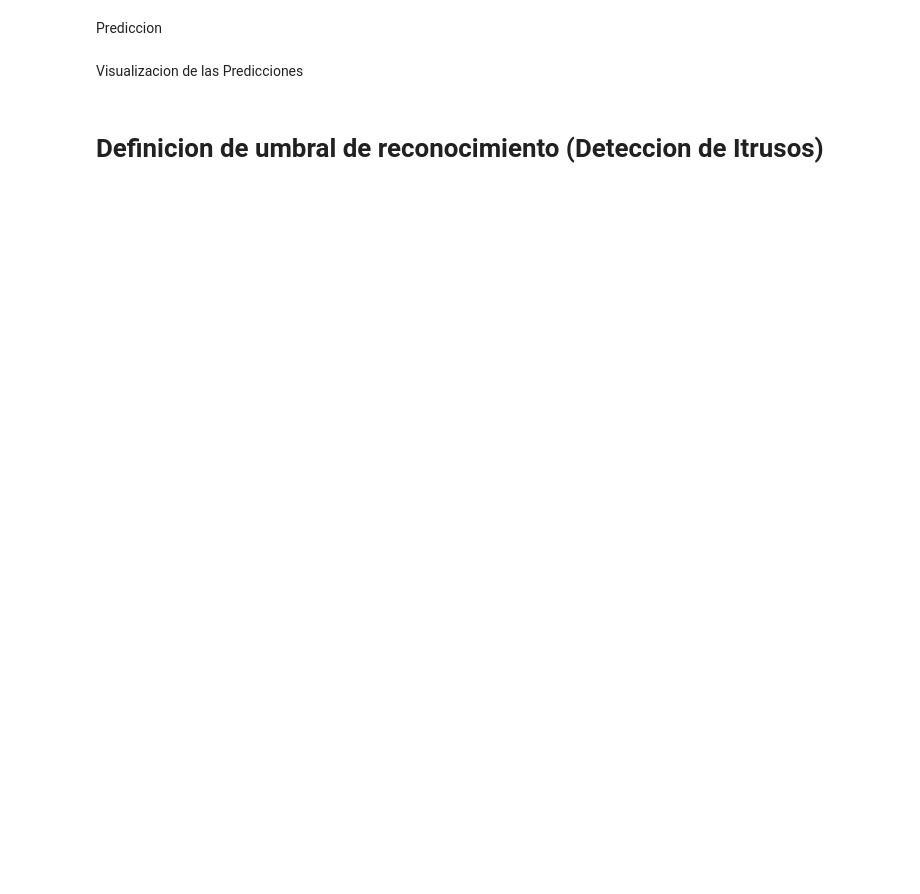
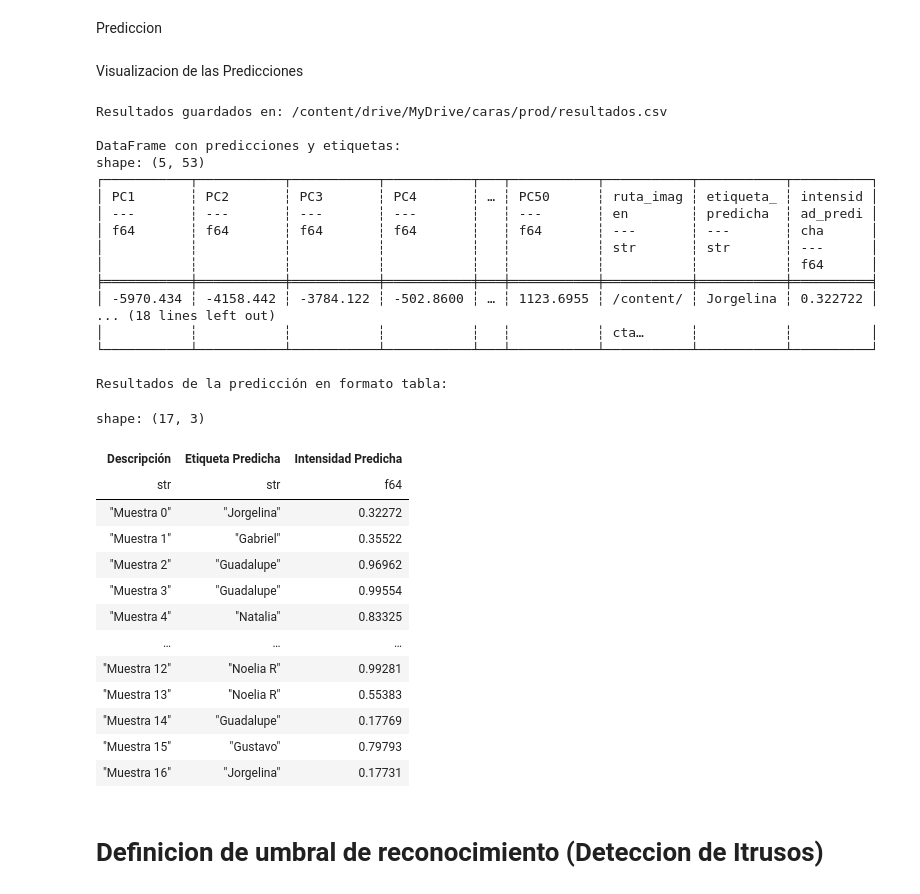
Before and after one commit to gcalanch/DMA-Caras, a Jupyter notebook: caras/prod/clasificacion.ipynb, the cells around one changed output. Drawn from its saved outputs; the diff is of its cells as text; code cells hidden in the pictures; blank space fills up the shorter version.

```diff
--- a/caras/prod/clasificacion.ipynb
+++ b/caras/prod/clasificacion.ipynb
@@ -264,0 +356,8 @@ else:
+# %%
+print(f"Buscando imágenes sin etiqueta en: {fotos}")
+imagenes_prod = leer_imagenes(fotos)
+
+if imagenes_prod:
+    print(f"Se encontraron {len(imagenes_prod)} imágenes sin etiqueta:")
+else:
+    print("No se encontraron imágenes sin etiqueta en el directorio especificado.")
@@ -265,8 +367,3 @@ else:
 # %%
 print("Vectorizando imágenes y aplicando reducción de dimensionalidad con Isomap...")
-imagenes_vectorizadas = np.array([np.array(Image.open(img).convert('L')).flatten() for img in imagenes])
-
-isomap = Isomap(n_neighbors=14, n_components=50)
-imagenes_isomap = isomap.fit_transform(imagenes_vectorizadas)
-
-print(f"Dimensión después de Isomap: {imagenes_isomap.shape}")
+imagenes_vectorizadas = np.array([np.array(Image.open(img).convert('L')).flatten() for img in imagenes_prod])
@@ -295,41 +426,75 @@ Visualizacion de las Predicciones
 # %%
 #visualizar las predicciones con el nombre de las etiquetas usadas para entrenamiento
 
-with open(modelo_path + "/red.pkl", 'rb') as f:# Cargar el archivo red.pkl para obtener los nombres de las etiquetas
-    red_info = pickle.load(f)
+# with open(modelo_path + "/red.pkl", 'rb') as f:# Cargar el archivo red.pkl para obtener los nombres de las etiquetas
+#    red_info = pickle.load(f)
+
+red_info = mp_prod.red
 
 clases_originales = red_info['arq']['output_values']# Obtener los nombres de las etiquetas originales
 
 # Crea un nuevo DataFrame Polars con los resultados
 df_resultados = df_isomap.with_columns([
     pl.Series(name="etiqueta_predicha", values=[clases_originales[idx] for idx in y_hat]),
     pl.Series(name="intensidad_predicha", values=y_raw)
 ])
 
 # Guarda el nuevo DataFrame en un archivo CSV
 df_resultados.write_csv(salida_path, separator='\t')
 print(f"Resultados guardados en: {salida_path}")
 
 # Mostrar el DataFrame de resultados (opcional)
 print("\nDataFrame con predicciones y etiquetas:")
 print(df_resultados.head())
 
 # Crea una lista de descripciones para cada predicción
 descripciones = [f"Muestra {i}" for i in range(len(y_hat))]
 
 # Crea un DataFrame Polars con los resultados formateados
 df_prediccion_formateada = pl.DataFrame({
     "Descripción": descripciones,
     "Etiqueta Predicha": [clases_originales[idx] for idx in y_hat],
     "Intensidad Predicha": y_raw
 }).with_columns(
     # Redondear la columna "Intensidad Predicha" a 5 decimales
     pl.col("Intensidad Predicha").round(5)
 )
 
 # Imprime el DataFrame
 print("\nResultados de la predicción en formato tabla:")
 df_prediccion_formateada
+# %% [output]
+Resultados guardados en: /content/drive/MyDrive/caras/prod/resultados.csv
+
+DataFrame con predicciones y etiquetas:
+shape: (5, 53)
+┌───────────┬───────────┬───────────┬───────────┬───┬───────────┬───────────┬───────────┬──────────┐
+│ PC1       ┆ PC2       ┆ PC3       ┆ PC4       ┆ … ┆ PC50      ┆ ruta_imag ┆ etiqueta_ ┆ intensid │
+│ ---       ┆ ---       ┆ ---       ┆ ---       ┆   ┆ ---       ┆ en        ┆ predicha  ┆ ad_predi │
+│ f64       ┆ f64       ┆ f64       ┆ f64       ┆   ┆ f64       ┆ ---       ┆ ---       ┆ cha      │
+│           ┆           ┆           ┆           ┆   ┆           ┆ str       ┆ str       ┆ ---      │
+│           ┆           ┆           ┆           ┆   ┆           ┆           ┆           ┆ f64      │
+╞═══════════╪═══════════╪═══════════╪═══════════╪═══╪═══════════╪═══════════╪═══════════╪══════════╡
+│ -5970.434 ┆ -4158.442 ┆ -3784.122 ┆ -502.8600 ┆ … ┆ 1123.6955 ┆ /content/ ┆ Jorgelina ┆ 0.322722 │
+... (18 lines left out)
+│           ┆           ┆           ┆           ┆   ┆           ┆ cta…      ┆           ┆          │
+└───────────┴───────────┴───────────┴───────────┴───┴───────────┴───────────┴───────────┴──────────┘
+
+Resultados de la predicción en formato tabla:
+shape: (17, 3)
+| Descripción | Etiqueta Predicha | Intensidad Predicha |
+| str | str | f64 |
+| "Muestra 0" | "Jorgelina" | 0.32272 |
+| "Muestra 1" | "Gabriel" | 0.35522 |
+| "Muestra 2" | "Guadalupe" | 0.96962 |
+| "Muestra 3" | "Guadalupe" | 0.99554 |
+| "Muestra 4" | "Natalia" | 0.83325 |
+| … | … | … |
+| "Muestra 12" | "Noelia R" | 0.99281 |
+| "Muestra 13" | "Noelia R" | 0.55383 |
+| "Muestra 14" | "Guadalupe" | 0.17769 |
+| "Muestra 15" | "Gustavo" | 0.79793 |
+| "Muestra 16" | "Jorgelina" | 0.17731 |
 # %% [markdown]
 #  Definicion de umbral de reconocimiento (Deteccion de Itrusos)
 # %%
```
Also changed, not shown: parts of 17 cells of this notebook.
